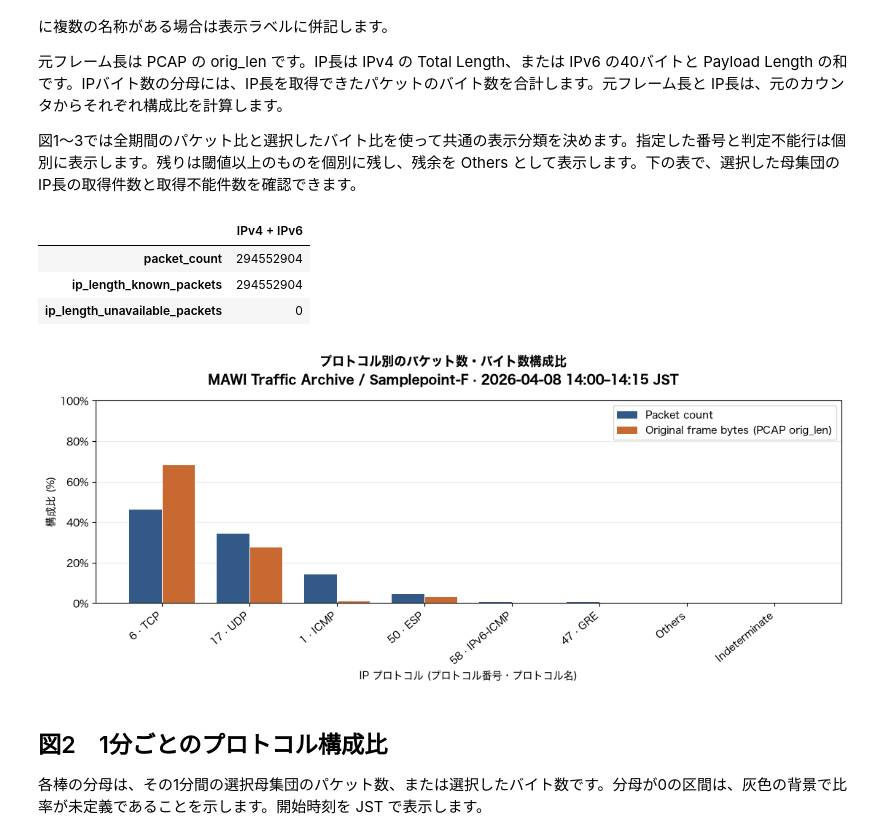
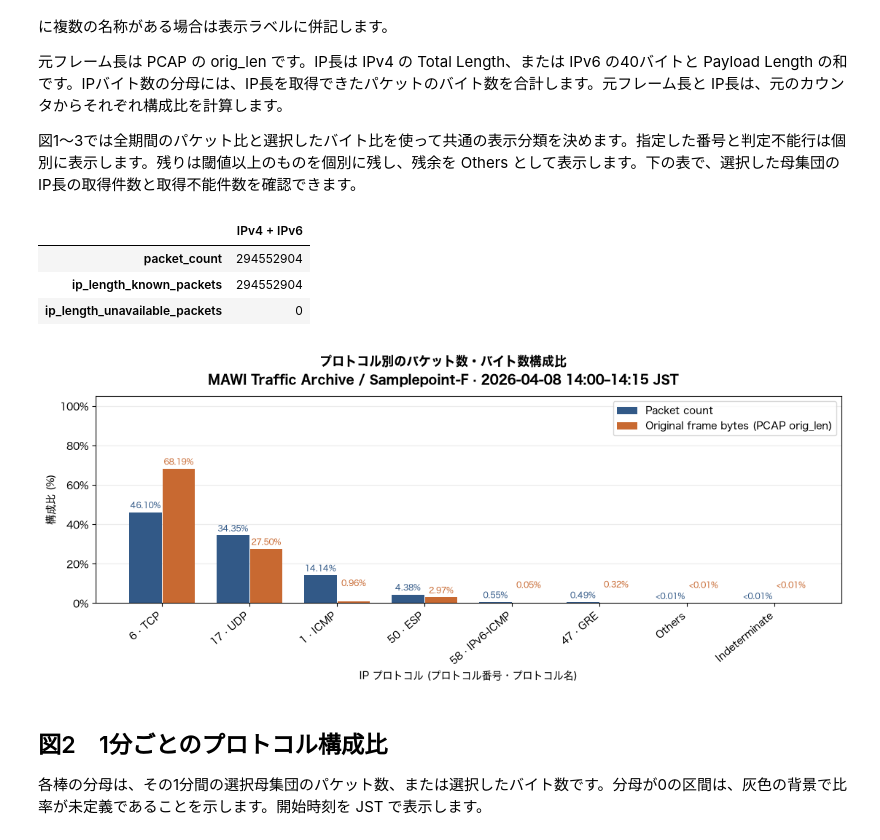
Before and after one commit to ShuntaSakai/mawi-protocol-analysis, a Jupyter notebook: notebook/01_overall_protocol_distribution.ipynb, the cells around one changed output. Drawn from its saved outputs; the diff is of its cells as text; code cells hidden in the pictures.

```diff
--- a/notebook/01_overall_protocol_distribution.ipynb
+++ b/notebook/01_overall_protocol_distribution.ipynb
@@ -219,36 +219,45 @@ def plot_comparison(ratios, title, denominator, filename):
     fig, ax = plt.subplots(figsize=(max(width, len(ratios) * 0.46), height), layout="constrained")
     fig.suptitle(f"{title}\n{scope_caption}", fontweight="bold")
     ax.set_title(denominator, fontsize=9)
     xs = list(range(len(ratios)))
     for metric, label, color, offset in (
         ("packet_count", "Packet count", "#325987", -0.19),
         (BYTE_METRIC, byte_label, "#C86931", 0.19),
     ):
         values = ratios[metric]
         if values.notna().any():
-            ax.bar([x + offset for x in xs], values, width=0.37, color=color, label=label)
+            bars = ax.bar([x + offset for x in xs], values, width=0.37, color=color, label=label)
+            share_labels = [
+                "" if pd.isna(value) else "<0.01%" if 0 < value < 0.01 else f"{value:.2f}%"
+                for value in values
+            ]
+            annotations = ax.bar_label(bars, labels=share_labels, padding=3, fontsize=8, color=color)
+            # 小さい棒が隣り合っても読めるよう、バイト比のラベルだけ高さをずらします。
+            for annotation, value in zip(annotations, values):
+                if offset > 0 and value < 1:
+                    annotation.set_position((0, 14))
     ax.set_xticks(xs, [labels[protocol] for protocol in ratios.index], rotation=40, ha="right")
-    ax.set(xlabel="IP プロトコル (プロトコル番号・プロトコル名)", ylabel="構成比 (%)", ylim=(0, 100))
+    ax.set(xlabel="IP プロトコル (プロトコル番号・プロトコル名)", ylabel="構成比 (%)", ylim=(0, 105))
     ax.yaxis.set_major_formatter(PercentFormatter(100, decimals=0))
     ax.grid(axis="y", alpha=0.25)
     ax.set_axisbelow(True)
     handles, _ = ax.get_legend_handles_labels()
     if handles:
         ax.legend(loc="upper right")
     if not ratios["packet_count"].notna().any():
         ax.text(0.5, 0.5, "No packets in this population", ha="center", transform=ax.transAxes)
     elif not ratios[BYTE_METRIC].notna().any():
         ax.text(0.02, 0.95, "No byte total for the selected metric", va="top", transform=ax.transAxes)
     finish(fig, filename)
 
 plot_comparison(protocol_ratios, "プロトコル別のパケット数・バイト数構成比",
                 "", "01_protocol_shares")
 # %% [output]
 |  | IPv4 + IPv6 |
 | packet_count | 294552904 |
 | ip_length_known_packets | 294552904 |
 | ip_length_unavailable_packets | 0 |
-[figure, old version]
+[figure, new version]
 # %% [markdown]
 ## 図2　1分ごとのプロトコル構成比
 
```
Also changed, not shown: parts of 1 cell of this notebook.
